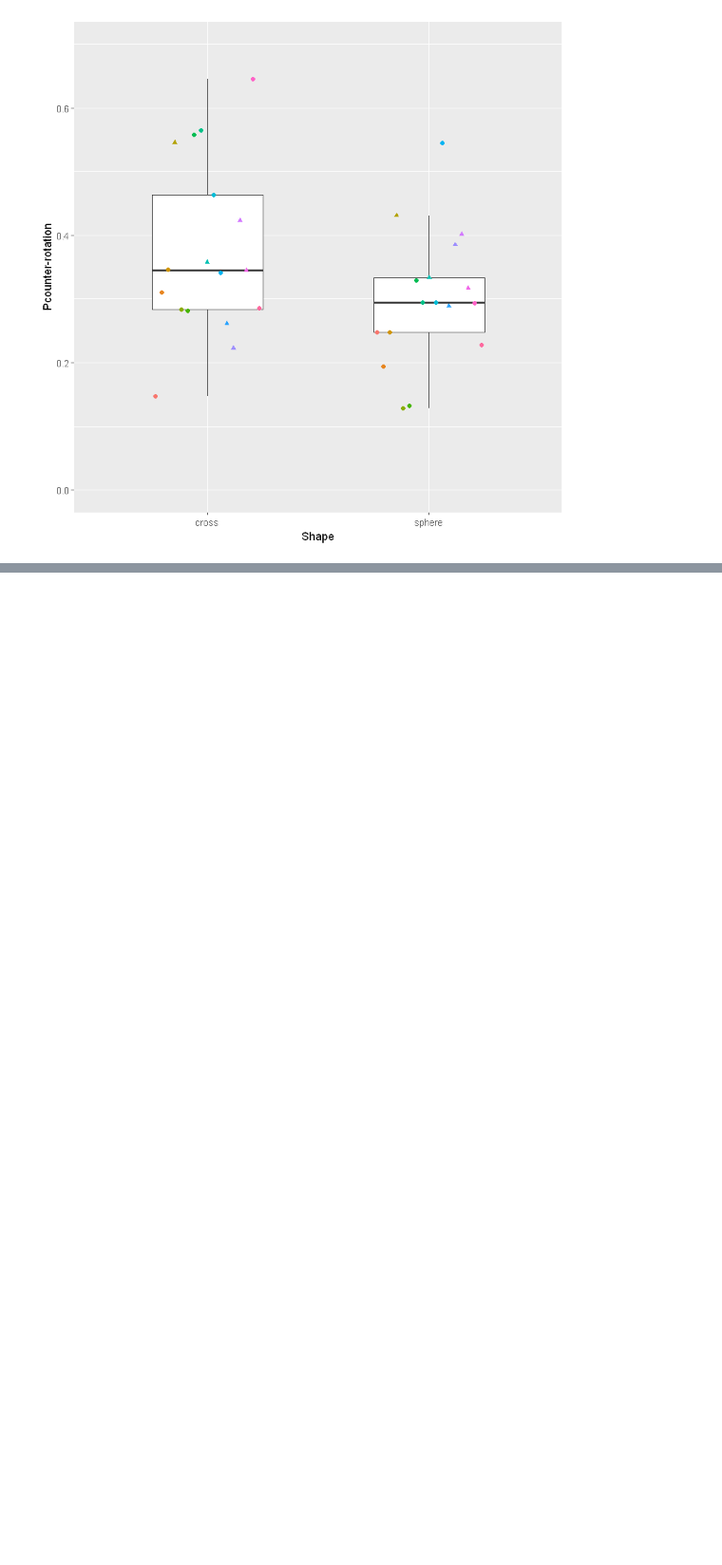
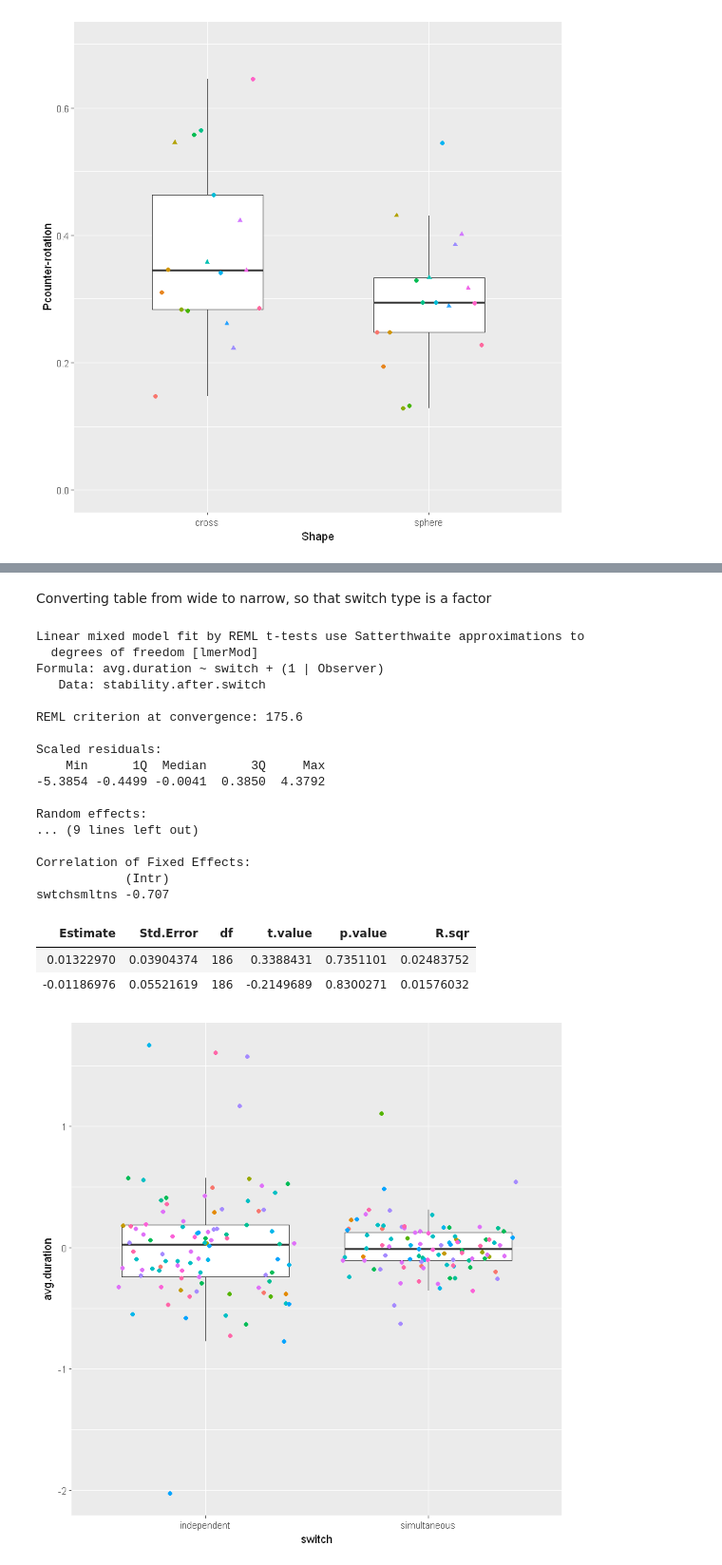
Before and after one commit to alexander-pastukhov/frictionless-sfm, a Jupyter notebook: Experiment 1.ipynb, the cells around one changed output, grey strips where cells are left out. Shown: that part at 95% size. Cells and saved outputs as stored; diff of their text form; code cells hidden in the pictures; blank space fills up the shorter version.

Commit message:
Revised analysis for the revised manuscript

```diff
--- a/Experiment 1.ipynb
+++ b/Experiment 1.ipynb
@@ -392,0 +600,45 @@ Joining, by = c("Observer", "Block", "Shape", "Gap", "disambiguation.method", "a
+# %% [markdown]
+Converting table from wide to narrow, so that switch type is a factor
+# %%
+stability.after.switch <- perceptual.stability %>%
+    gather(key = 'switch', value = 'avg.duration', independent, simultaneous) %>%
+    mutate(switch = as.factor(switch)) %>%
+
+    # just so that it is easier to see the data, makes no difference for the analysis
+    arrange(Observer, Block)
+
+switch.as.factor <- lmerTest::lmer(avg.duration ~ switch + (1|Observer), data= stability.after.switch)
+summary(switch.as.factor)
+coefficients.only <- data.frame(summary(switch.as.factor)$coefficients)
+colnames(coefficients.only) <- c('Estimate', 'Std.Error', 'df', 't.value', 'p.value')
+dplyr::mutate(coefficients.only, R.sqr= rcontrast(t.value, df))
+
+stability.after.switch.plot <- ggplot(data= stability.after.switch, aes(x= switch, y= avg.duration, color= Observer, group= switch))+
+    geom_boxplot(outlier.shape = NA)+
+    geom_jitter(width= 0.4)+
+    theme(legend.position="none")
+print(stability.after.switch.plot)
+
+ggsave('Figures/Exp1 - post switch duration.pdf', stability.after.switch.plot, width= 5, height= 4.5, units = 'cm',  useDingbats = FALSE)
+# %% [output]
+Linear mixed model fit by REML t-tests use Satterthwaite approximations to
+  degrees of freedom [lmerMod]
+Formula: avg.duration ~ switch + (1 | Observer)
+   Data: stability.after.switch
+
+REML criterion at convergence: 175.6
+
+Scaled residuals:
+    Min      1Q  Median      3Q     Max
+-5.3854 -0.4499 -0.0041  0.3850  4.3792
+
+Random effects:
+... (9 lines left out)
+
+Correlation of Fixed Effects:
+            (Intr)
+swtchsmltns -0.707
+| Estimate | Std.Error | df | t.value | p.value | R.sqr |
+| 0.01322970 | 0.03904374 | 186 | 0.3388431 | 0.7351101 | 0.02483752 |
+| -0.01186976 | 0.05521619 | 186 | -0.2149689 | 0.8300271 | 0.01576032 |
+[figure, added]
```
Also changed, not shown: parts of 37 cells of this notebook, 2 other files.
